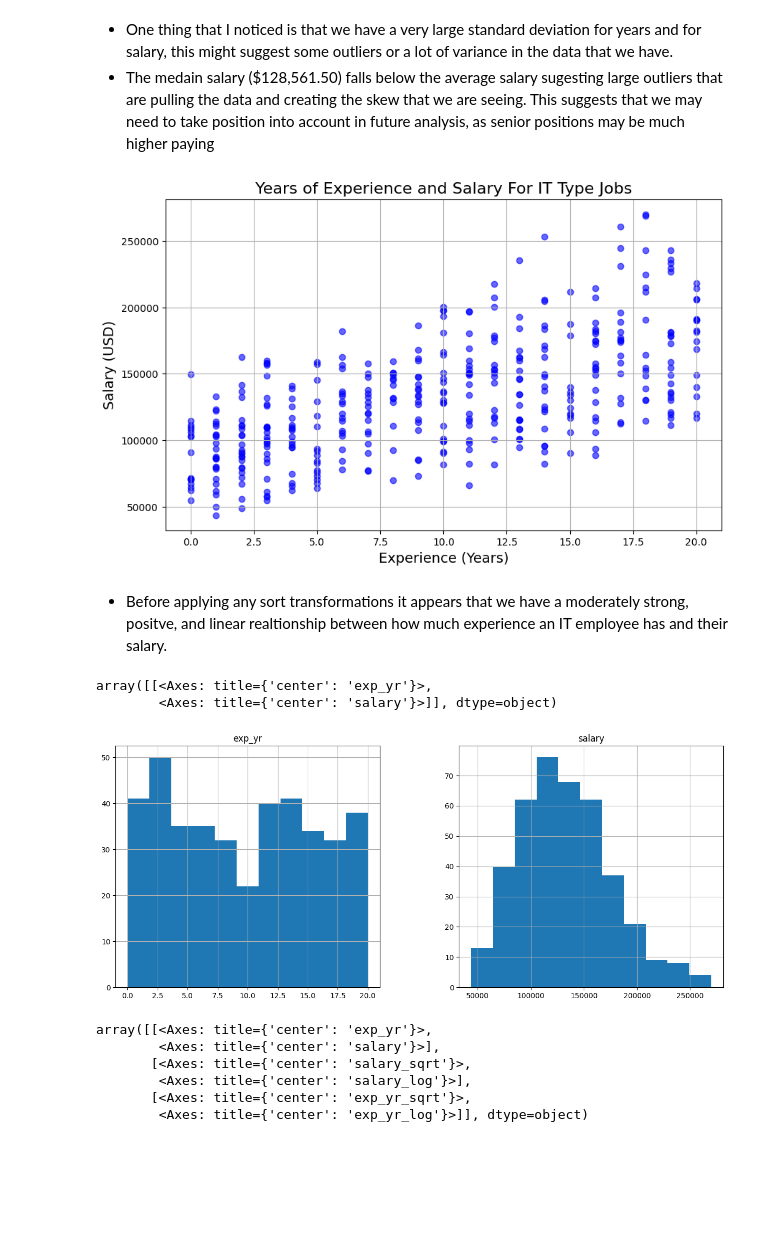
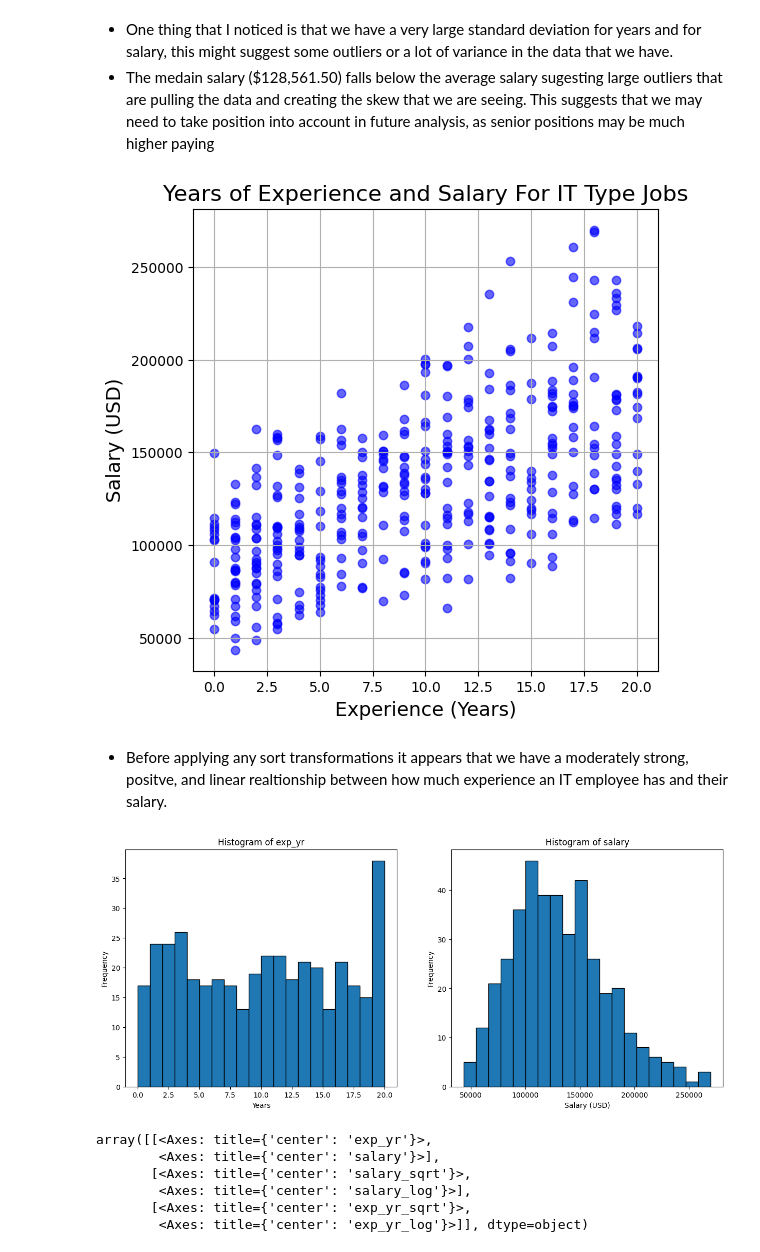
Before and after one commit to ksbuffaloe/Data-5600, a Jupyter notebook: 01_project/SCRIPTS/tech_employee_salary.ipynb, the cells around one changed output. Saved outputs shown, nothing was run; the diff lists cells and outputs as text; code cells hidden in the pictures; blank space fills up the shorter version.

```diff
--- a/01_project/SCRIPTS/tech_employee_salary.ipynb
+++ b/01_project/SCRIPTS/tech_employee_salary.ipynb
@@ -76,24 +76,34 @@ emp_trim.describe()
 - The medain salary ($128,561.50) falls below the average salary sugesting large outliers that are pulling the data and creating the skew that we are seeing. This suggests that we may need to take position into account in future analysis, as senior positions may be much higher paying
 # %%
 # Create a scatterplot to view initial relationship
-plt.figure(figsize=(10, 6))
+plt.figure(figsize=(6, 6))
 plt.scatter(emp_trim['exp_yr'], emp_trim['salary'], color='blue', alpha=0.6)
 plt.title('Years of Experience and Salary For IT Type Jobs', fontsize=16)
 plt.xlabel('Experience (Years)', fontsize=14)
 plt.ylabel('Salary (USD)', fontsize=14)
 plt.grid(True)
 plt.show()
 # %% [output]
-[figure, old version]
+[figure, new version]
 # %% [markdown]
 - Before applying any sort transformations it appears that we have a moderately strong, positve, and linear realtionship between how much experience an IT employee has and their salary.
-# %%
-# explore how normally distributed our variables are currently so we have an idea if we will need to transform them later
-emp_trim.hist(figsize=(15, 6), bins = 11)
-# %% [output]
-array([[<Axes: title={'center': 'exp_yr'}>,
-        <Axes: title={'center': 'salary'}>]], dtype=object)
-[figure, removed]
+# %%
+units_dict = {
+    'exp_yr': 'Years',
+    'salary': 'Salary (USD)',
+}
+plt.figure(figsize=(15, 6))
+
+# Modify the x-axis labels dynamically based on the column's unit
+for i, column in enumerate(emp_trim.columns):
+    plt.subplot(1, len(emp_trim.columns), i + 1)
+    plt.hist(emp_trim[column], bins=20, edgecolor='black')
+    plt.title(f'Histogram of {column}', fontsize=12)
+    unit = units_dict.get(column, 'Units')  # Default to 'Units' if not found
+    plt.xlabel(f'{unit}', fontsize=10)
+    plt.ylabel('Frequency', fontsize=10)
+# %% [output]
+[figure, added]
 # %%
 #our distirubtion of salary is right skewed so we will perform a transformation to see if this fixes our distributions
 emp_trim['salary_sqrt'] = np.sqrt(emp_trim['salary'])
```
Also changed, not shown: parts of 5 cells of this notebook.
